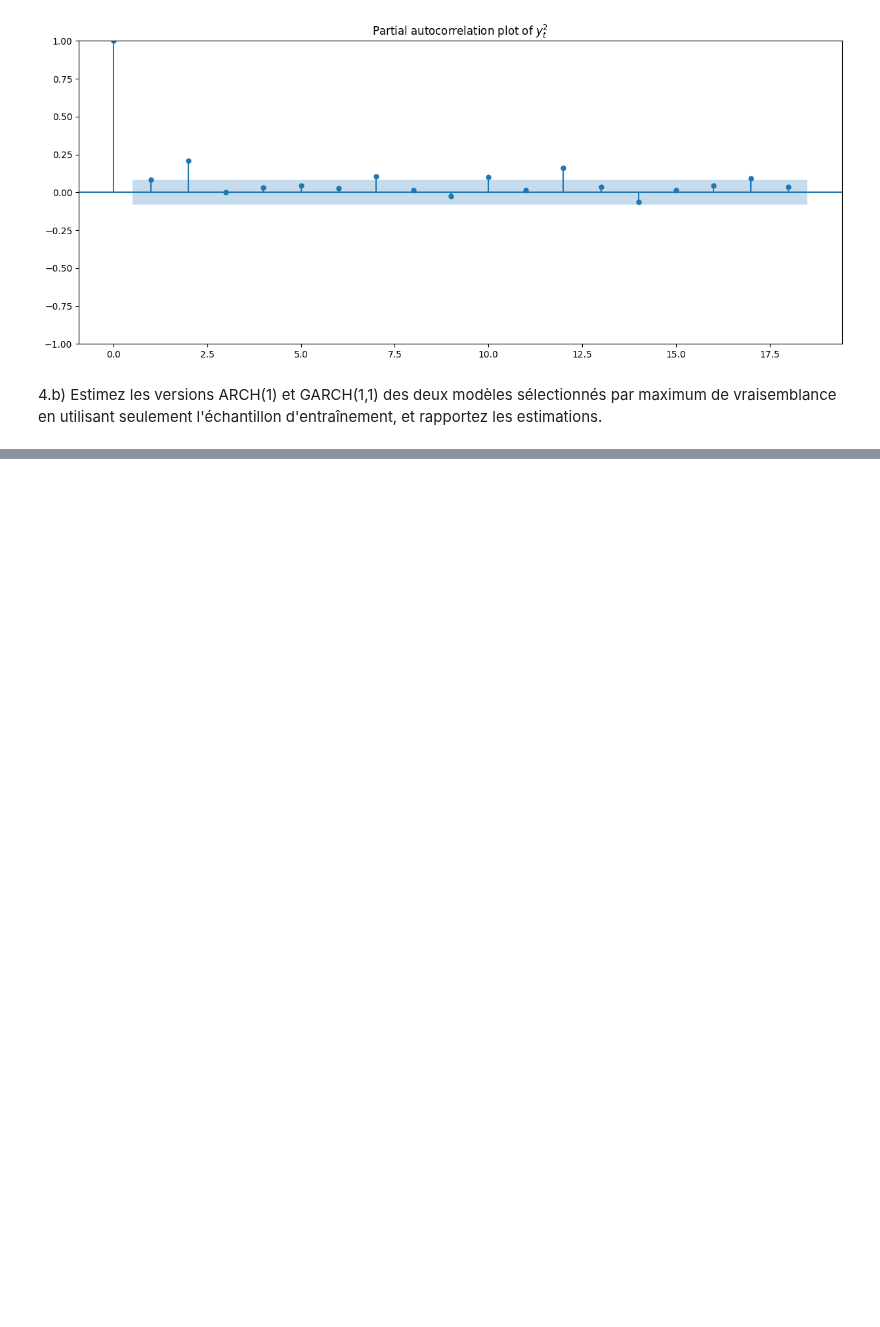
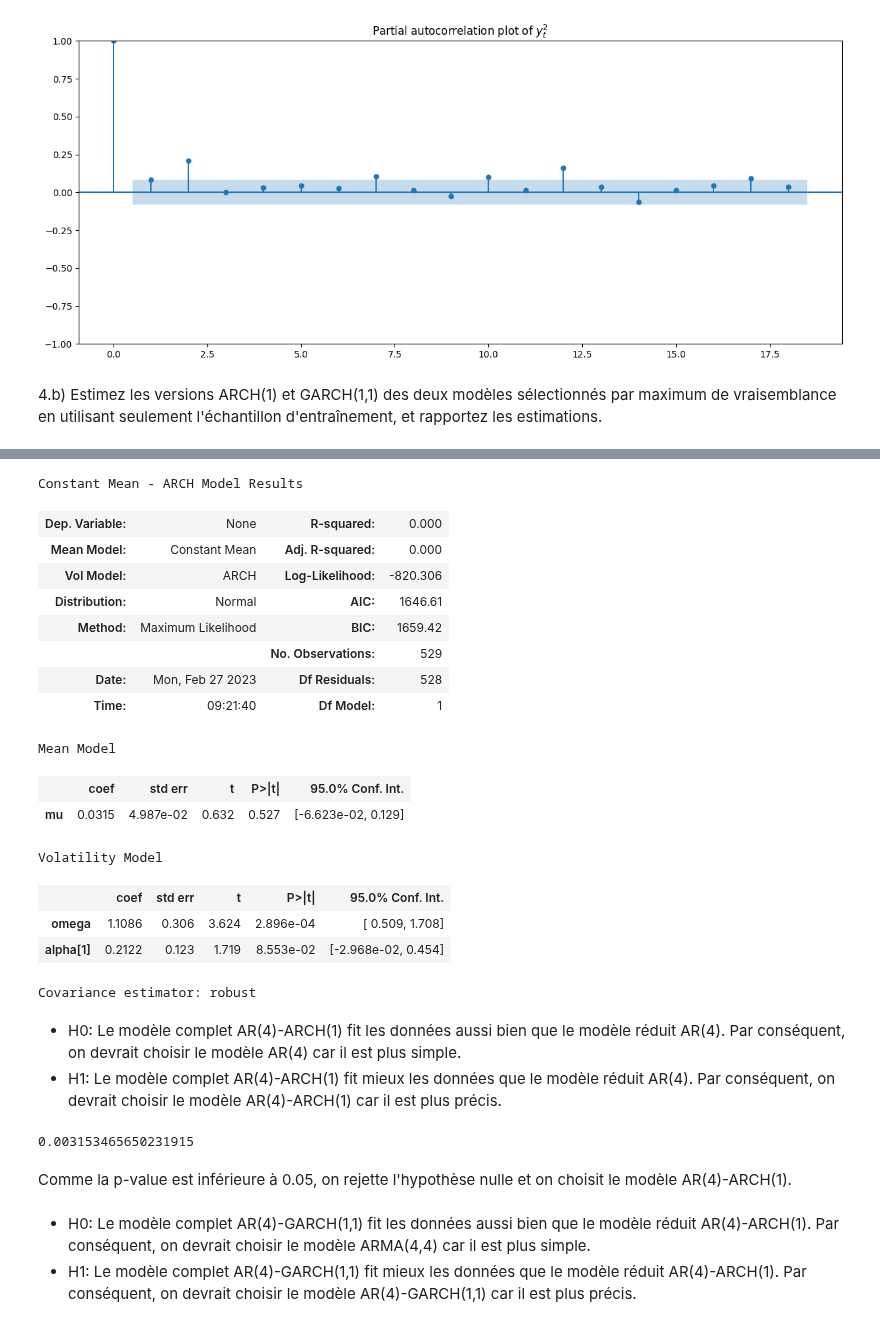
Before and after one commit to Thomas4390/econometrics_tp1, a Jupyter notebook: tp1.ipynb, the cells around one changed output, grey strips where cells are left out. Saved outputs shown, nothing was run; the diff lists cells and outputs as text; code cells hidden in the pictures; blank space fills up the shorter version.

```diff
--- a/tp1.ipynb
+++ b/tp1.ipynb
@@ -762,0 +833,40 @@ arch1 = arch_model(train_sample, p=1, q=0)
+# %%
+def compute_arima_garch_models(train_sample: pd.Series,
+                               p_arima: int,
+                               q_arima: int,
+                               p_garch: int,
+                               q_garch: int,
+                               vol: str = "GARCH"):
+    """Compute ARIMA and GARCH models."""
+    # Estimate ARIMA model
+    arima = ARIMA(train_sample, order=(p_arima, 0, q_arima))
+    arima_results = arima.fit()
+    arima_resid = arima_results.resid
+
+    # Estimate GARCH model
+    garch = arch_model(arima_resid, p=p_garch, q=q_garch, vol=vol)
+    garch_results = garch.fit(disp="off")
+
+    return arima_results, garch_results
+# %%
+# Estimate a AR(4)ARCH(1) model
+ar4, ar4arch1 = compute_arima_garch_models(train_sample, p_arima=4, q_arima=0, p_garch=1, q_garch=1, vol="ARCH")
+ar4arch1.summary()
+# %% [output]
+Constant Mean - ARCH Model Results
+| Dep. Variable: | None | R-squared: | 0.000 |
+| Mean Model: | Constant Mean | Adj. R-squared: | 0.000 |
+| Vol Model: | ARCH | Log-Likelihood: | -820.306 |
+| Distribution: | Normal | AIC: | 1646.61 |
+| Method: | Maximum Likelihood | BIC: | 1659.42 |
+|  |  | No. Observations: | 529 |
+| Date: | Mon, Feb 27 2023 | Df Residuals: | 528 |
+| Time: | 09:21:40 | Df Model: | 1 |
+Mean Model
+|  | coef | std err | t | P>|t| | 95.0% Conf. Int. |
+| mu | 0.0315 | 4.987e-02 | 0.632 | 0.527 | [-6.623e-02, 0.129] |
+Volatility Model
+|  | coef | std err | t | P>|t| | 95.0% Conf. Int. |
+| omega | 1.1086 | 0.306 | 3.624 | 2.896e-04 | [ 0.509, 1.708] |
+| alpha[1] | 0.2122 | 0.123 | 1.719 | 8.553e-02 | [-2.968e-02, 0.454] |
+Covariance estimator: robust
@@ -762,0 +880,14 @@ arch1 = arch_model(train_sample, p=1, q=0)
+# %% [markdown]
+- H0: Le modèle complet AR(4)-ARCH(1) fit les données aussi bien que le modèle réduit AR(4). Par conséquent, on devrait choisir le modèle AR(4) car il est plus simple.
+- H1: Le modèle complet AR(4)-ARCH(1) fit mieux les données que le modèle réduit AR(4). Par conséquent, on devrait choisir le modèle AR(4)-ARCH(1) car il est plus précis.
+# %%
+compute_p_value_llr(ar4.llf,
+                    ar4arch1.loglikelihood,
+                    df=2)
+# %% [output]
+0.003153465650231915
+# %% [markdown]
+Comme la p-value est inférieure à 0.05, on rejette l'hypothèse nulle et on choisit le modèle AR(4)-ARCH(1).
+# %% [markdown]
+- H0: Le modèle complet AR(4)-GARCH(1,1) fit les données aussi bien que le modèle réduit AR(4)-ARCH(1). Par conséquent, on devrait choisir le modèle ARMA(4,4) car il est plus simple.
+- H1: Le modèle complet AR(4)-GARCH(1,1) fit mieux les données que le modèle réduit AR(4)-ARCH(1). Par conséquent, on devrait choisir le modèle AR(4)-GARCH(1,1) car il est plus précis.
```
Also changed, not shown: parts of 17 cells of this notebook.
